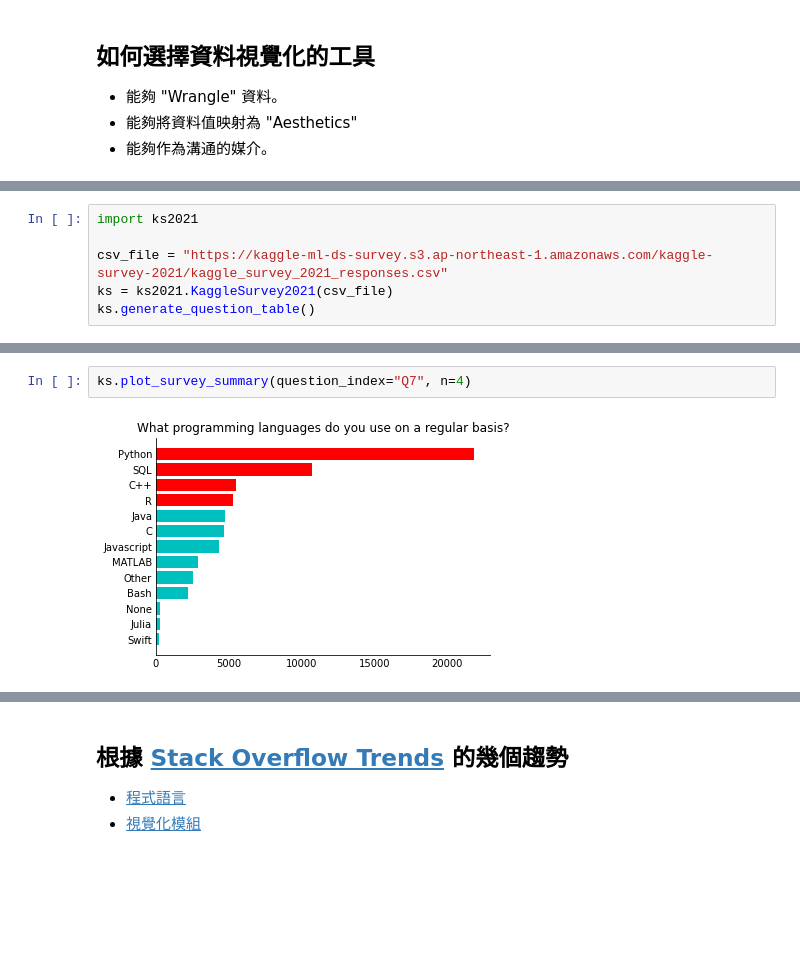
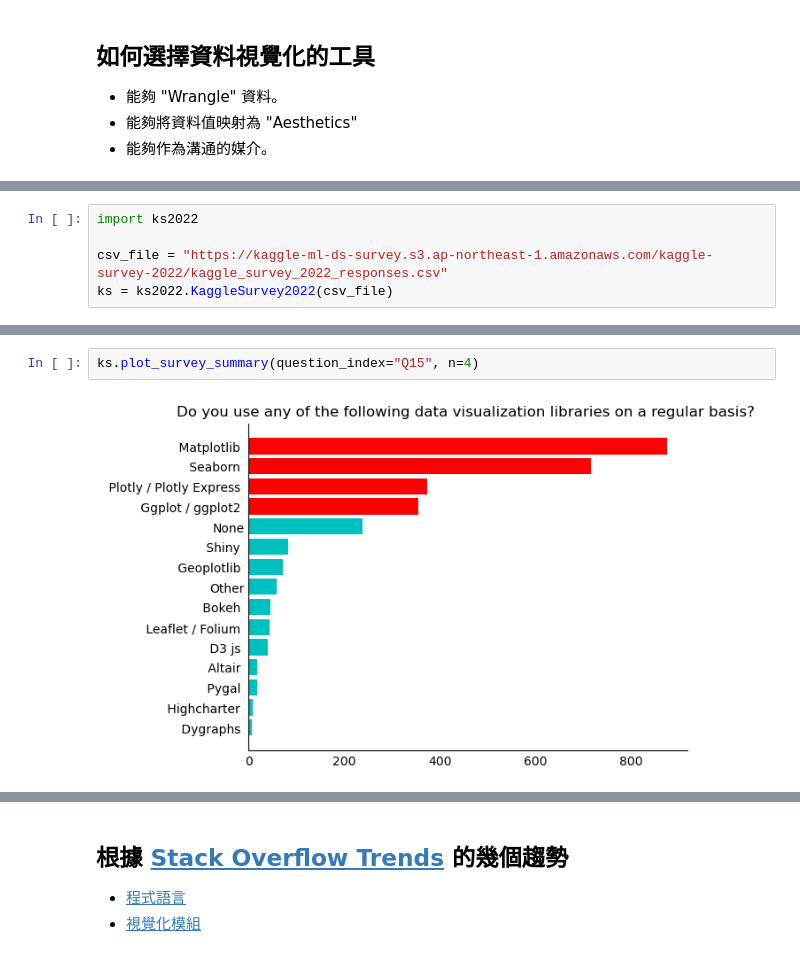
Before and after one commit to datainpoint/classroom-cht-python-for-data-visualization, a Jupyter notebook: 00-getting-started/lecture.ipynb, the cells around one changed output, grey strips where cells are left out. Saved outputs shown, nothing was run; the diff lists cells and outputs as text; blank space fills up the shorter version.

```diff
--- a/00-getting-started/lecture.ipynb
+++ b/00-getting-started/lecture.ipynb
@@ -258,6 +257,5 @@ plot_multiple_decision_boundary()
 # %%
-import ks2021
+import ks2022
 
-csv_file = "https://kaggle-ml-ds-survey.s3.ap-northeast-1.amazonaws.com/kaggle-survey-2021/kaggle_survey_2021_responses.csv"
-ks = ks2021.KaggleSurvey2021(csv_file)
-ks.generate_question_table()
+csv_file = "https://kaggle-ml-ds-survey.s3.ap-northeast-1.amazonaws.com/kaggle-survey-2022/kaggle_survey_2022_responses.csv"
+ks = ks2022.KaggleSurvey2022(csv_file)
@@ -282,5 +266,5 @@ ks.generate_question_table()
 # %%
-ks.plot_survey_summary(question_index="Q7", n=4)
+ks.plot_survey_summary(question_index="Q15", n=4)
 # %% [output]
-[figure, old version]
+[figure, new version]
 # %%
```
Also changed, not shown: parts of 14 cells of this notebook, 6 other files.
